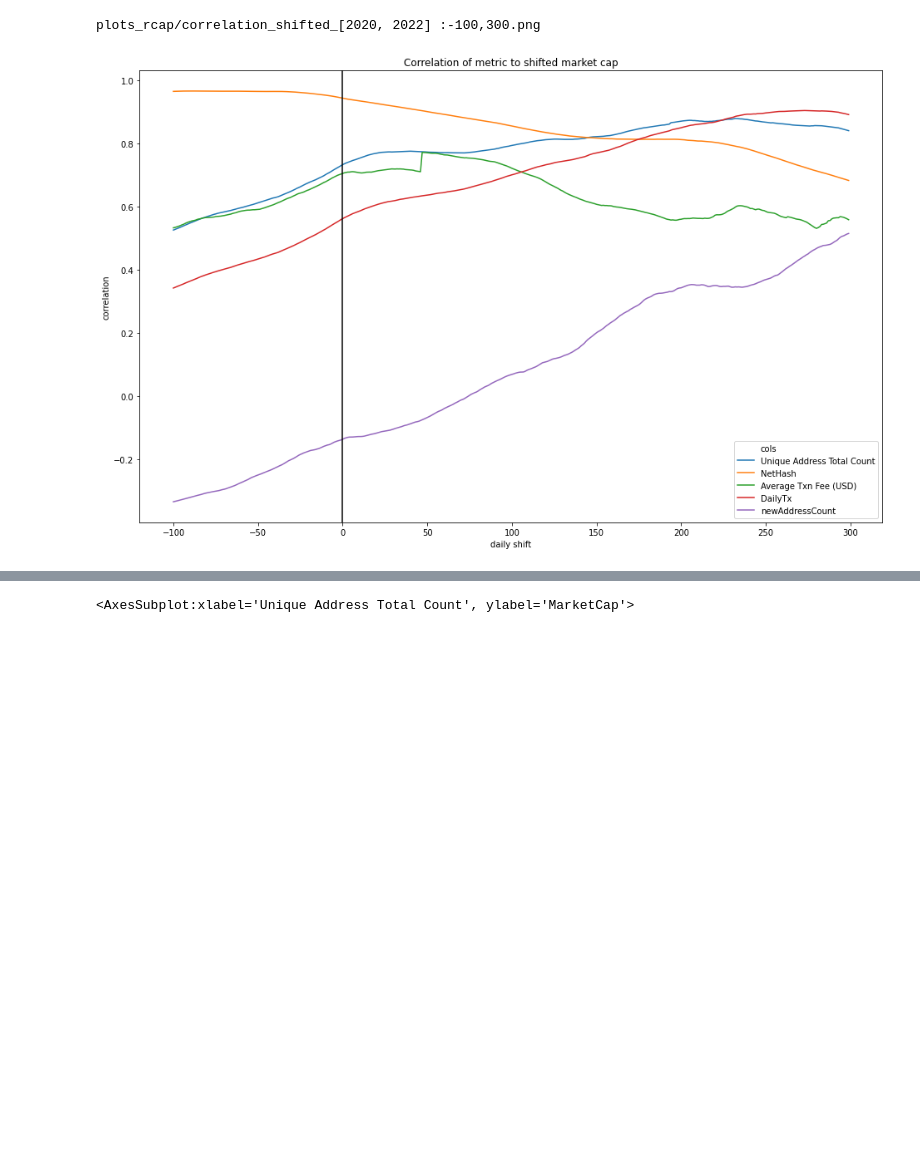
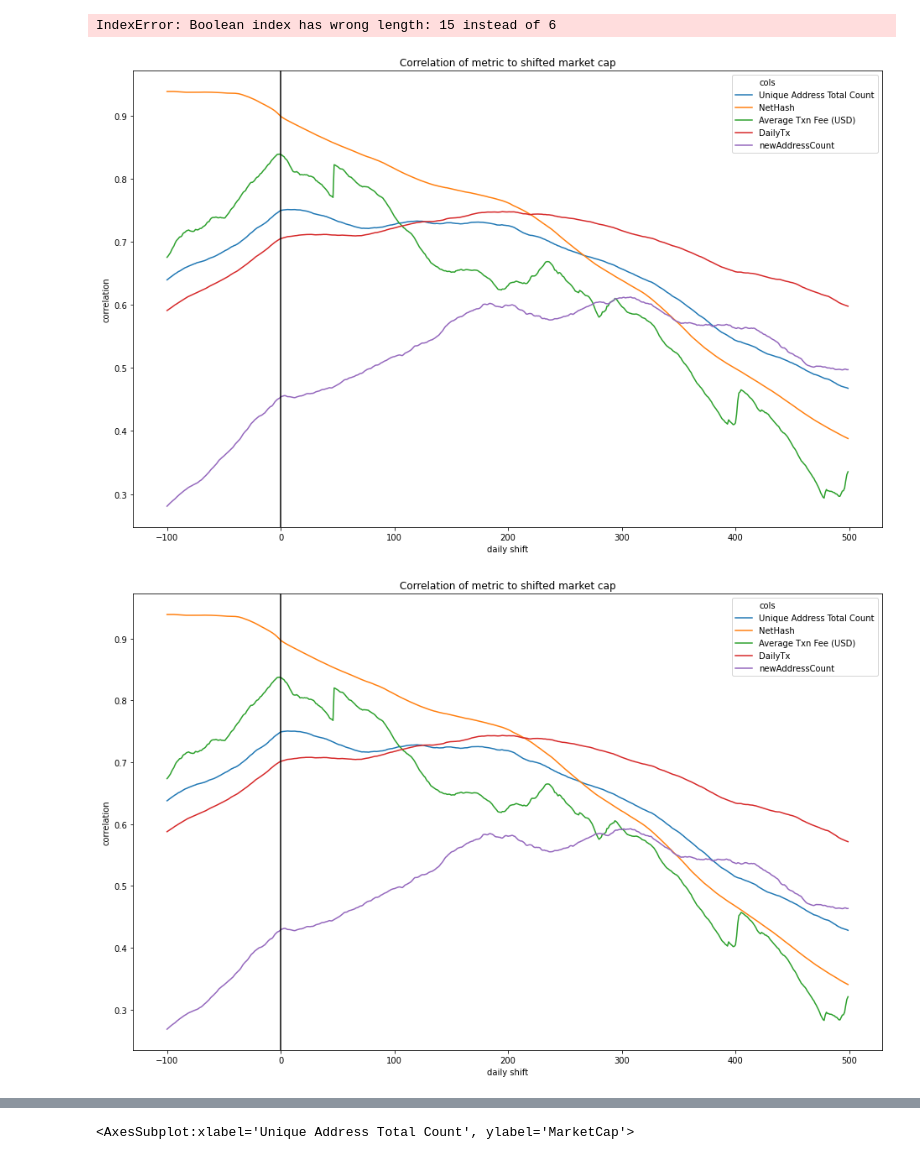
Before and after one commit to Plyeronn/DataScience, a Jupyter notebook: exploration.ipynb, the cells around one changed output, grey strips where cells are left out. Drawn from its saved outputs; the diff is of its cells as text; code cells hidden in the pictures; blank space fills up the shorter version.

Commit message:
Added perchange

```diff
--- a/exploration.ipynb
+++ b/exploration.ipynb
@@ -43,13 +43,8 @@ AVGFee.drop('UnixTimeStamp',axis = 1, inplace = True)
 AVGFee.drop('DateTime',axis = 1, inplace = True)
 
 frame = pd.concat([AddressCount, DAU,MarCap, NetHash, DailyTx, AVGFee, RealMC[:-10]], axis=1)
-# frame.rename(columns={frame.columns[3]:'Drop'}, inplace=True)
 frame = frame.T.drop_duplicates().T
 frame.drop('Time',axis = 1, inplace = True)
 frame['Date(UTC)'] = frame['Date(UTC)'].apply(pd.to_datetime)
 frame['newAddressCount'] = frame['AddressCount'].diff()
 frame.rename(columns={'ETH / Realized Market Cap (USD)':'rCap'}, inplace=True)
-# frame[''] = frame['ETH / Realized Market Cap (USD)']
-# frame.drop('Drop',axis = 1, inplace = True)
-frame = frame
-print(RealMC.shape)
@@ -135,23 +155,35 @@ corrDict(frame, 'MarketCap', (-100,100), [2017, 2022])
+# %%
+ss = -100
+se = 500
+for i in range(2020, 2021):
+    condition = [i,2022]
+    arr = corrDict(pc_frame[pc_metrics], 'MarketCap_perchange', (ss,se), condition).reset_index()
+
+    arr_m = arr.melt('index', var_name = 'cols', value_name = 'vals')
+    arr_m
+    fig, ax = plt.subplots(figsize=(16,10))
+    plot = sns.lineplot(data = arr_m, x = 'index', y = 'vals',ax = ax, hue='cols')
+    plot.set(xlabel='daily shift', ylabel='correlation', title='Correlation of metric to shifted market cap')
+    plot.axvline(0, color= 'black')
+    name = 'pc_marketcap/correlation_shifted_' + str(condition) + ' :' + str(ss) + ',' + str(se) + '.png'
+    fig.savefig(name, transparent = False)
+# %% [output]
+IndexError: Boolean index has wrong length: 15 instead of 6
 # %%
-start_day = 0
-end_day = 0
 ss = -100
-se = 300
-target_year = [2020,2022]
-condition = target_year
-# cur_frame = frame[frame['Date(UTC)'].dt.year == target_year[0]].concatenate(frame[frame['Date(UTC)'].dt.year == target_year[1]], axis = 1)
-arr = corrDict(frame[:], 'rCap', (ss,se), condition)[['Unique Address Total Count', 'NetHash', 'Average Txn Fee (USD)', 'DailyTx', 'newAddressCount']].reset_index()
+se = 500
+for i in range(2015, 2021):
+    condition = [i,2022]
+    arr = corrDict(pc_frame[:], 'MarketCap', (ss,se), condition)[['Unique Address Total Count', 'NetHash', 'Average Txn Fee (USD)', 'DailyTx', 'newAddressCount']].reset_index()
 
-arr_m = arr.melt('index', var_name = 'cols', value_name = 'vals')
-arr_m
-fig, ax = plt.subplots(figsize=(16,10))
-plot = sns.lineplot(data = arr_m, x = 'index', y = 'vals',ax = ax, hue='cols')
-plot.set(xlabel='daily shift', ylabel='correlation', title='Correlation of metric to shifted market cap')
-plot.axvline(0, color= 'black')
-name = 'plots_rcap/correlation_shifted_' + str(target_year) + ' :' + str(ss) + ',' + str(se) + '.png'
-print(name)
-fig.savefig(name, transparent = False)
-# arr.plot(kind = 'scatter', x='index', y=['Unique Address Total Count', 'NetHash', 'Average Txn Fee (USD)'])
+    arr_m = arr.melt('index', var_name = 'cols', value_name = 'vals')
+    arr_m
+    fig, ax = plt.subplots(figsize=(16,10))
+    plot = sns.lineplot(data = arr_m, x = 'index', y = 'vals',ax = ax, hue='cols')
+    plot.set(xlabel='daily shift', ylabel='correlation', title='Correlation of metric to shifted market cap')
+    plot.axvline(0, color= 'black')
+    name = 'marketcap/correlation_shifted_' + str(condition) + ' :' + str(ss) + ',' + str(se) + '.png'
+    fig.savefig(name, transparent = False)
 # %% [output]
-plots_rcap/correlation_shifted_[2020, 2022] :-100,300.png
-[figure, old version]
+[figure, new version]
+[figure, added]
```
Also changed, not shown: parts of 8 cells of this notebook, 18 other files.
